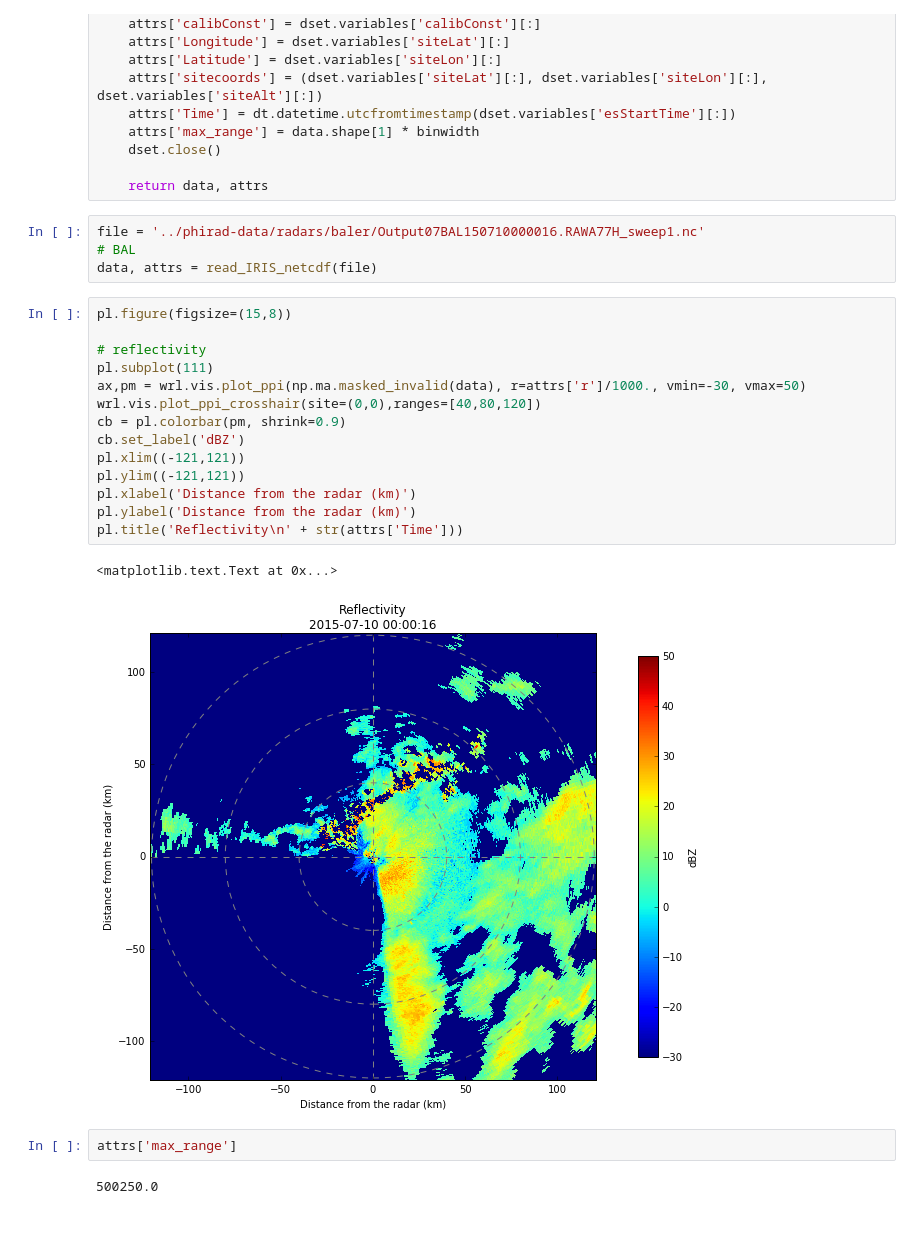
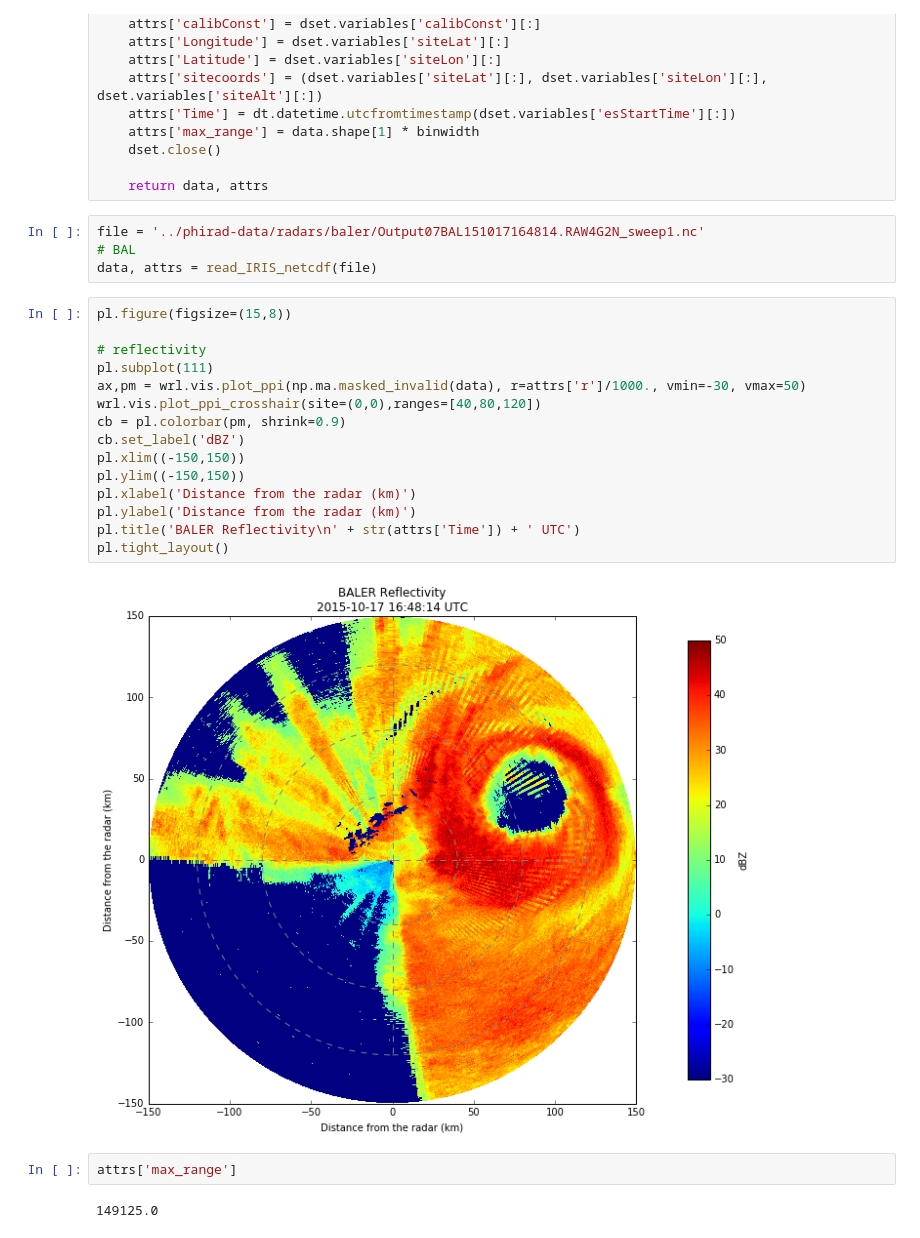
Before and after one commit to IreneCrisologo/phirad, a Jupyter notebook: fileio/Reading Baler Data.ipynb, the cells around one changed output. Saved outputs shown, nothing was run; the diff lists cells and outputs as text.

Commit message:
updates on Baler data notebook

```diff
--- a/fileio/Reading Baler Data.ipynb
+++ b/fileio/Reading Baler Data.ipynb
@@ -72,30 +72,30 @@ def read_IRIS_netcdf(filename, variable='Z', enforce_equidist=False):
 
     return data, attrs
 # %%
-file = '../phirad-data/radars/baler/Output07BAL150710000016.RAWA77H_sweep1.nc'
+file = '../phirad-data/radars/baler/Output07BAL151017164814.RAW4G2N_sweep1.nc'
 # BAL
 data, attrs = read_IRIS_netcdf(file)
 # %%
 pl.figure(figsize=(15,8))
 
 # reflectivity
 pl.subplot(111)
 ax,pm = wrl.vis.plot_ppi(np.ma.masked_invalid(data), r=attrs['r']/1000., vmin=-30, vmax=50)
 wrl.vis.plot_ppi_crosshair(site=(0,0),ranges=[40,80,120])
 cb = pl.colorbar(pm, shrink=0.9)
 cb.set_label('dBZ')
-pl.xlim((-121,121))
-pl.ylim((-121,121))
+pl.xlim((-150,150))
+pl.ylim((-150,150))
 pl.xlabel('Distance from the radar (km)')
 pl.ylabel('Distance from the radar (km)')
-pl.title('Reflectivity\n' + str(attrs['Time']))
+pl.title('BALER Reflectivity\n' + str(attrs['Time']) + ' UTC')
+pl.tight_layout()
 # %% [output]
-<matplotlib.text.Text at 0x...>
-[figure, old version]
+[figure, new version]
 # %%
 attrs['max_range']
 # %% [output]
-500250.0
+149125.0
 # %%
 data.shape
 # %% [output]
```
Also changed, not shown: parts of 3 cells of this notebook.
